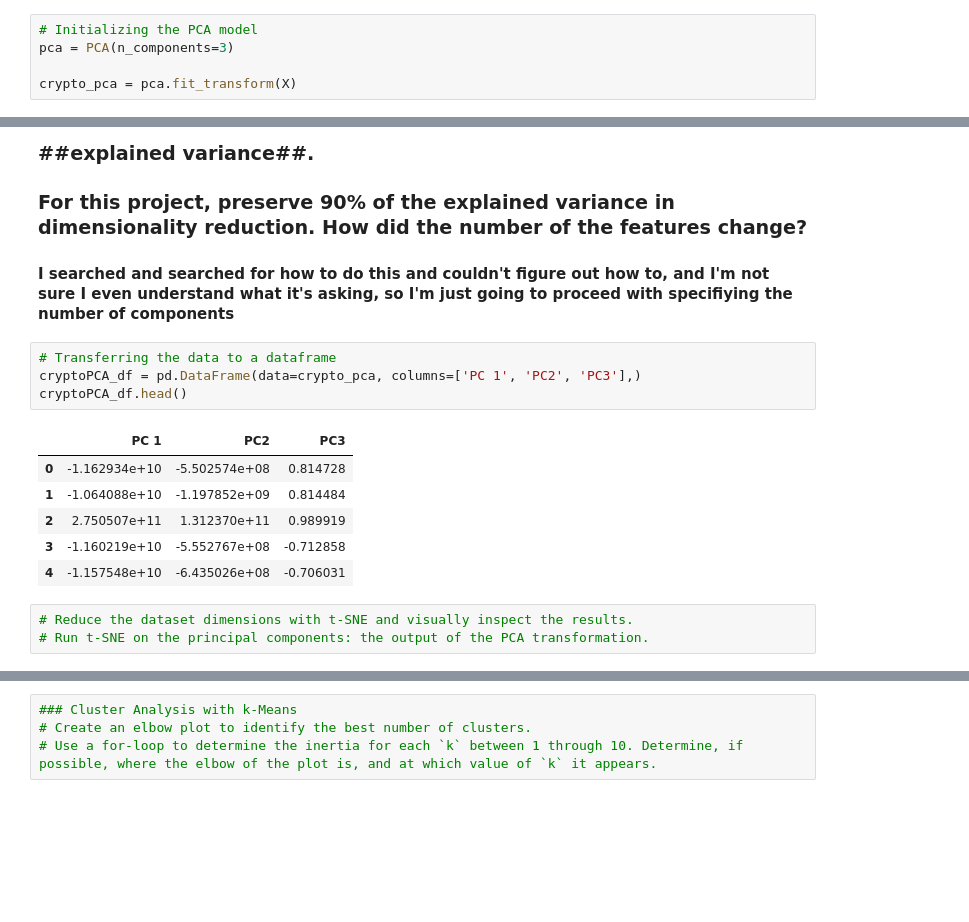
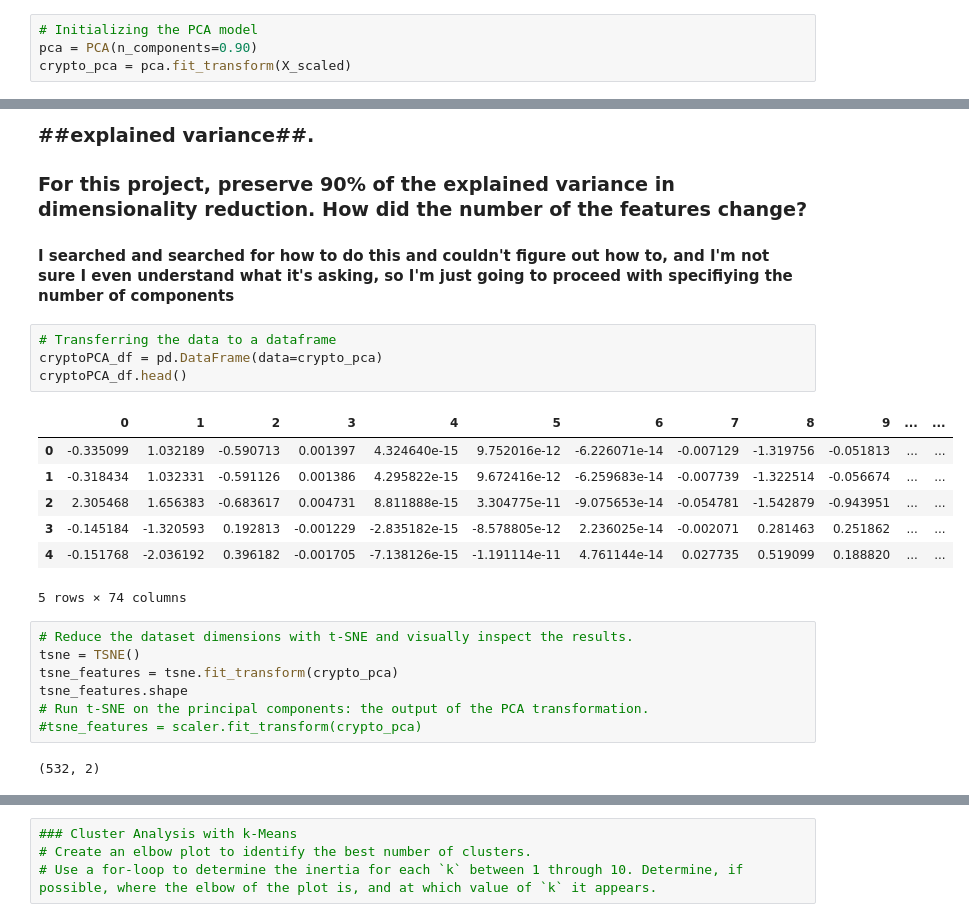
Before and after one commit to 104ambrown/Cryptocurrency-ChallengeUML, a Jupyter notebook: Crypto-Challenge_Unsupervised_ML.ipynb, the cells around one changed output, grey strips where cells are left out. Cells and saved outputs as stored; diff of their text form; blank space fills up the shorter version.

Commit message:
Finished the PCA analysis, performed tsne and plotted the shape.

```diff
--- a/Crypto-Challenge_Unsupervised_ML.ipynb
+++ b/Crypto-Challenge_Unsupervised_ML.ipynb
@@ -214,9 +217,8 @@ X_scaled = StandardScaler().fit_transform(X)
 #### Perform dimensionality reduction with PCA.
 # %%
 # Initializing the PCA model
-pca = PCA(n_components=3)
-
-crypto_pca = pca.fit_transform(X)
+pca = PCA(n_components=0.90)
+crypto_pca = pca.fit_transform(X_scaled)
 # %% [markdown]
 ### Rather than specify the number of principal components when you instantiate the PCA model, it is possible to state the desired ##explained variance##.
 ### For this project, preserve 90% of the explained variance in dimensionality reduction. How did the number of the features change?
@@ -224,17 +226,24 @@ crypto_pca = pca.fit_transform(X)
 #### I searched and searched for how to do this and couldn't figure out how to, and I'm not sure I even understand what it's asking, so I'm just going to proceed with specifiying the number of components
 # %%
 # Transferring the data to a dataframe
-cryptoPCA_df = pd.DataFrame(data=crypto_pca, columns=['PC 1', 'PC2', 'PC3'],)
+cryptoPCA_df = pd.DataFrame(data=crypto_pca)
 cryptoPCA_df.head()
 # %% [output]
-|  | PC 1 | PC2 | PC3 |
-| 0 | -1.162934e+10 | -5.502574e+08 | 0.814728 |
-| 1 | -1.064088e+10 | -1.197852e+09 | 0.814484 |
-| 2 | 2.750507e+11 | 1.312370e+11 | 0.989919 |
-| 3 | -1.160219e+10 | -5.552767e+08 | -0.712858 |
-| 4 | -1.157548e+10 | -6.435026e+08 | -0.706031 |
+|  | 0 | 1 | 2 | 3 | 4 | 5 | 6 | 7 | 8 | 9 | ... | ... |
+| 0 | -0.335099 | 1.032189 | -0.590713 | 0.001397 | 4.324640e-15 | 9.752016e-12 | -6.226071e-14 | -0.007129 | -1.319756 | -0.051813 | ... | ... |
+| 1 | -0.318434 | 1.032331 | -0.591126 | 0.001386 | 4.295822e-15 | 9.672416e-12 | -6.259683e-14 | -0.007739 | -1.322514 | -0.056674 | ... | ... |
+| 2 | 2.305468 | 1.656383 | -0.683617 | 0.004731 | 8.811888e-15 | 3.304775e-11 | -9.075653e-14 | -0.054781 | -1.542879 | -0.943951 | ... | ... |
+| 3 | -0.145184 | -1.320593 | 0.192813 | -0.001229 | -2.835182e-15 | -8.578805e-12 | 2.236025e-14 | -0.002071 | 0.281463 | 0.251862 | ... | ... |
+| 4 | -0.151768 | -2.036192 | 0.396182 | -0.001705 | -7.138126e-15 | -1.191114e-11 | 4.761144e-14 | 0.027735 | 0.519099 | 0.188820 | ... | ... |
+5 rows × 74 columns
 # %%
 # Reduce the dataset dimensions with t-SNE and visually inspect the results.
+tsne = TSNE()
+tsne_features = tsne.fit_transform(crypto_pca)
+tsne_features.shape
 # Run t-SNE on the principal components: the output of the PCA transformation.
+#tsne_features = scaler.fit_transform(crypto_pca)
+# %% [output]
+(532, 2)
 # %%
 # Create a scatter plot of the t-SNE output. Observe whether there are distinct clusters or not.
```
Also changed, not shown: parts of 2 cells of this notebook.
